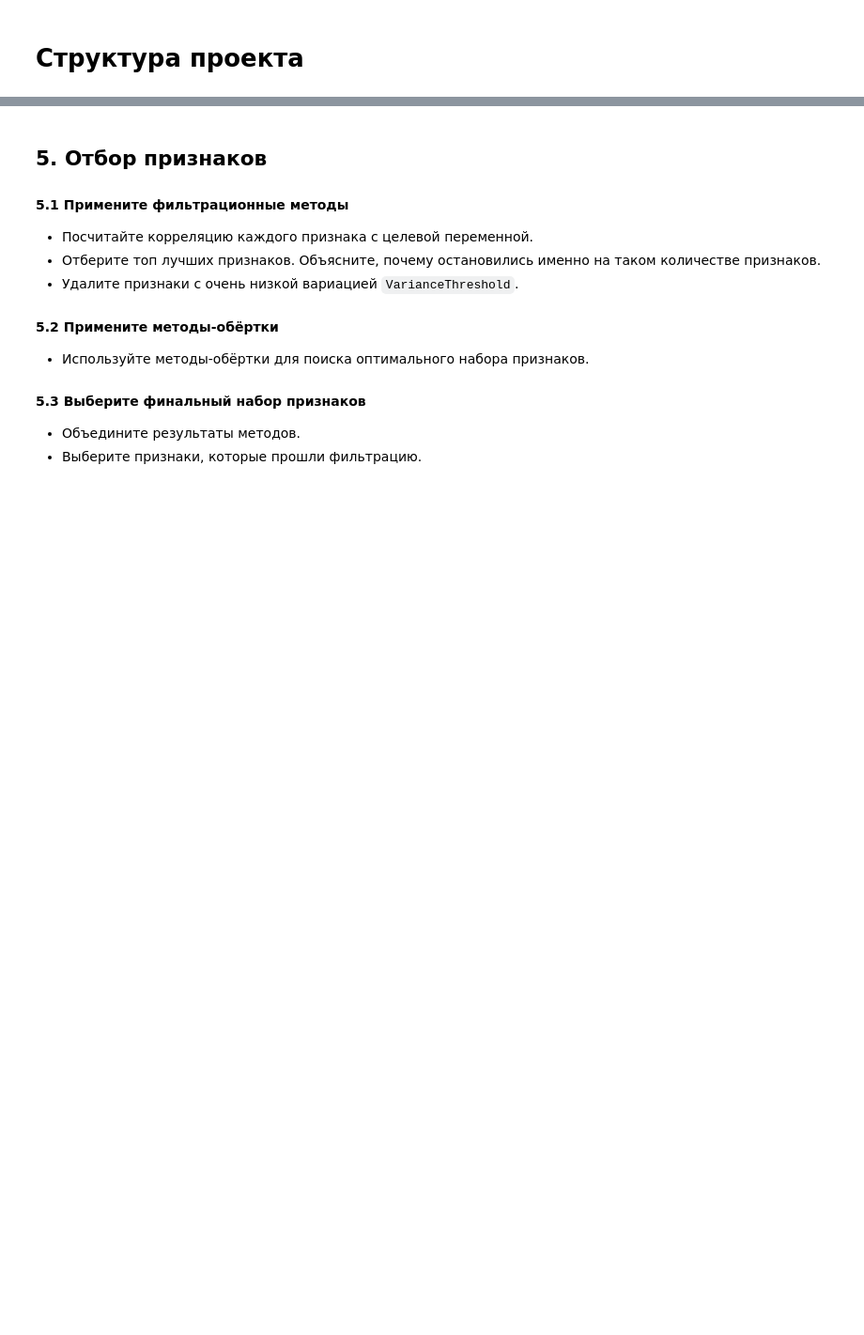
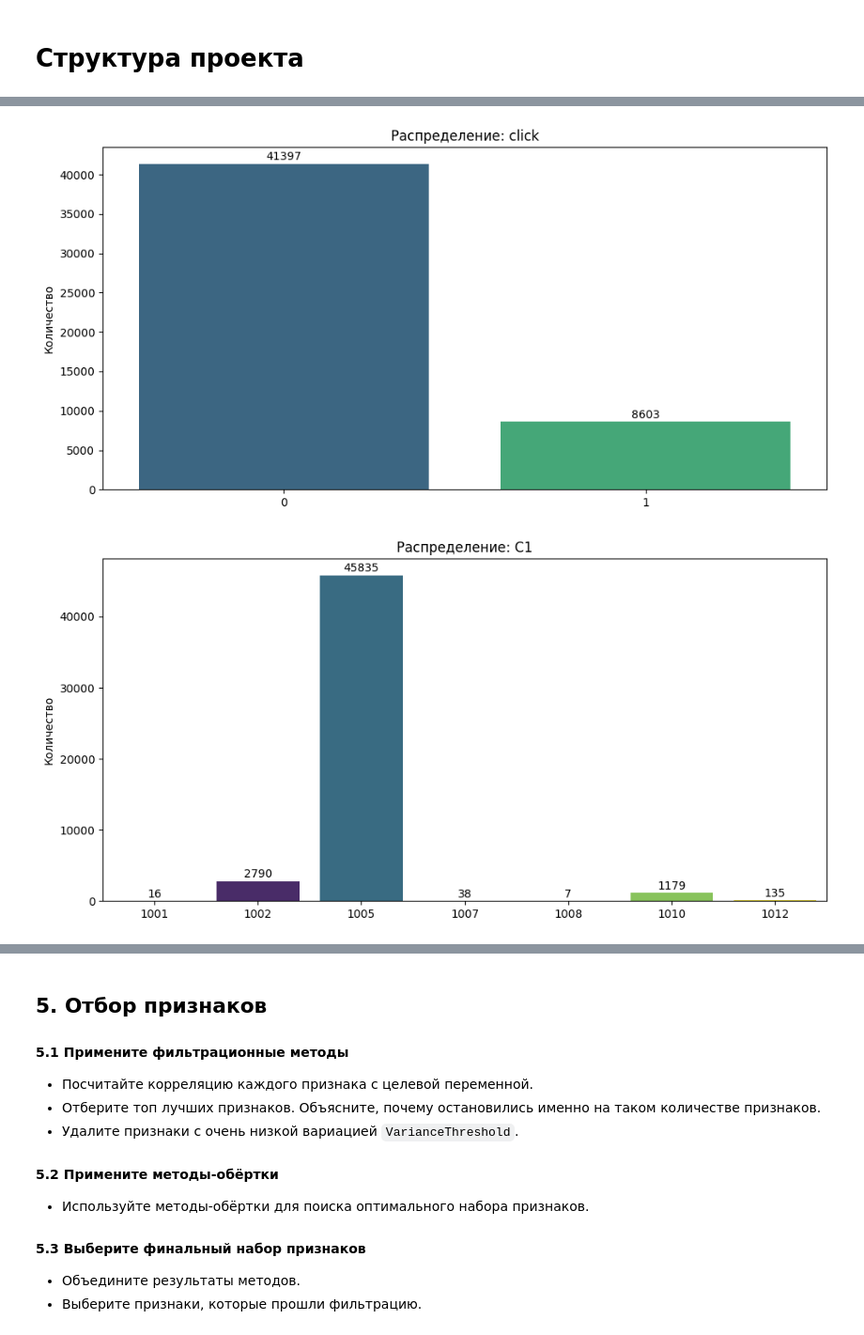
Before and after one commit to KatsayArtemDev/ml, a Jupyter notebook: classification/advandex_click/advandex_click_predictor.ipynb, the cells around one changed output, grey strips where cells are left out. Shown at 94% size. Saved outputs shown, nothing was run; the diff lists cells and outputs as text; code cells hidden in the pictures; blank space fills up the shorter version.

```diff
--- a/classification/advandex_click/advandex_click_predictor.ipynb
+++ b/classification/advandex_click/advandex_click_predictor.ipynb
@@ -60,0 +585,28 @@
+# %%
+valid_features = [f for f in discrete_cols if f in df_eda.columns]
+
+for _, feature in enumerate(valid_features):
+    plt.figure(figsize=(10, 5))
+
+    ax = sns.countplot(
+        x=feature,
+        data=df_eda,
+        hue=feature,
+        legend=False,
+        palette='viridis'
+    )
+
+    plt.title(f'Распределение: {feature}')
+    plt.xlabel('') # в title данная информация уже есть
+    plt.ylabel('Количество')
+
+    for container in ax.containers:
+        ax.bar_label(container, label_type='edge', padding=1)
+
+    plt.tight_layout()
+    plt.show()
+
+    plt.close()
+# %% [output]
+[figure, added]
+[figure, added]
```
Also changed, not shown: parts of 90 cells of this notebook, 2 other files.
